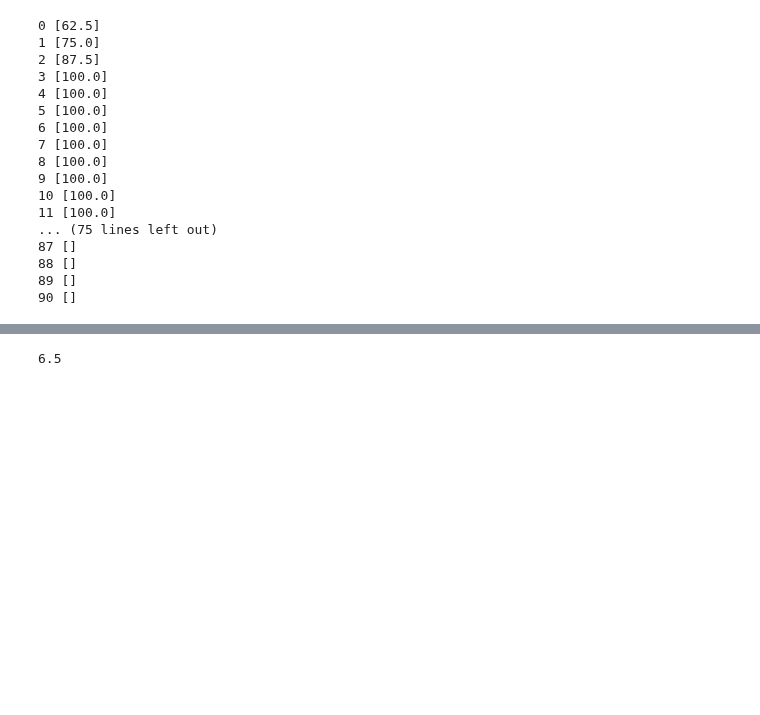
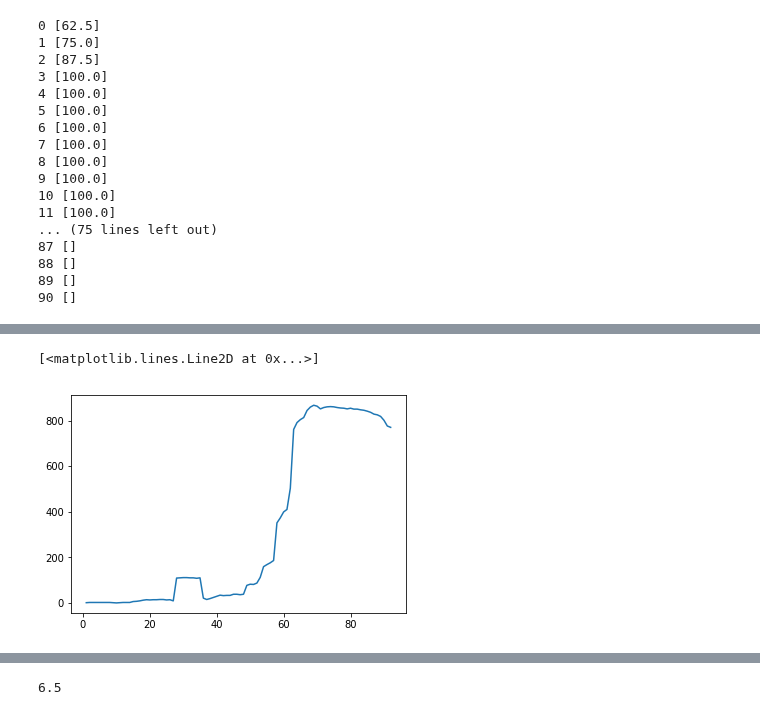
Before and after one commit to RobertJohnston/IMAM, a Jupyter notebook: Reporting Rate.ipynb, the cells around one changed output, grey strips where cells are left out. Cells and saved outputs as stored; diff of their text form; code cells hidden in the pictures; blank space fills up the shorter version.

```diff
--- a/Reporting Rate.ipynb
+++ b/Reporting Rate.ipynb
@@ -365,4 +364,6 @@ siteid
 Name: weeknum, dtype: object
+# %%
+df = assign_state_lga_num(df)
 # %%
 # percentage of complet reporting for one site
 df.query('since_x_weeks<=8').query('siteid>101110001').query('3611110033==siteid').groupby(df['siteid'])['weeknum'].unique().map(lambda x: (len(x) / 8.) * 100).tolist()[0]
@@ -397,3 +489,10 @@ for i in range(0, df['since_x_weeks'].max()):
 88 []
 89 []
 90 []
+# %%
+x, y = [], []
+for i in range(0, df['since_x_weeks'].max()):
+    w = current_week - i
+    print w, len(df.query('%s<since_x_weeks<=%s' % (i, i + 8))['siteid'].unique())
+    x.append(df['since_x_weeks'].max() - i)
+    y.append(len(df.query('%s<since_x_weeks<=%s' % (i, i + 8))['siteid'].unique()))
@@ -399,0 +517,6 @@ for i in range(0, df['since_x_weeks'].max()):
+# %%
+# number of active sites reporting in past 8 weeks
+matplotlib.pyplot.plot(x, y)
+# %% [output]
+[<matplotlib.lines.Line2D at 0x...>]
+[figure, added]
```
Also changed, not shown: parts of 28 cells of this notebook, 5 other files.
